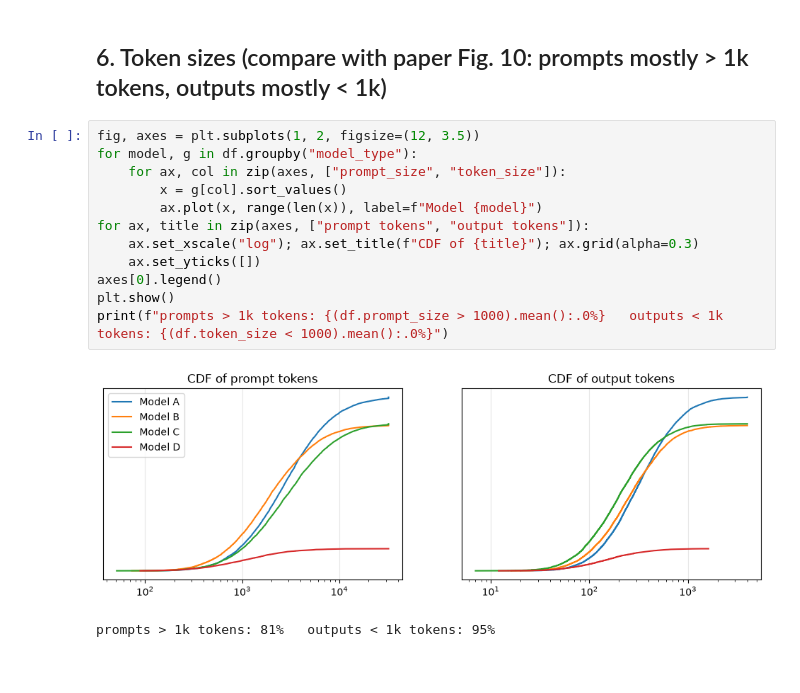
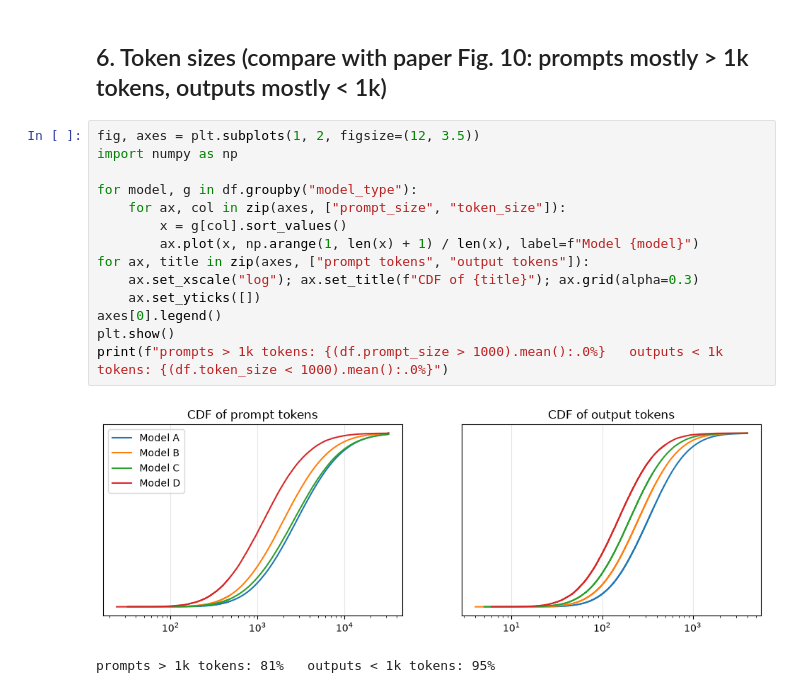
Before and after one commit to SreenathKarthick11/Sage-Serve, a Jupyter notebook: mlops/trace_sim/validate_trace.ipynb, the cells around one changed output. Cells and saved outputs as stored; diff of their text form.

```diff
--- a/mlops/trace_sim/validate_trace.ipynb
+++ b/mlops/trace_sim/validate_trace.ipynb
@@ -150,16 +150,18 @@ every batch is complete
 ## 6. Token sizes (compare with paper Fig. 10: prompts mostly > 1k tokens, outputs mostly < 1k)
 # %%
 fig, axes = plt.subplots(1, 2, figsize=(12, 3.5))
+import numpy as np
+
 for model, g in df.groupby("model_type"):
     for ax, col in zip(axes, ["prompt_size", "token_size"]):
         x = g[col].sort_values()
-        ax.plot(x, range(len(x)), label=f"Model {model}")
+        ax.plot(x, np.arange(1, len(x) + 1) / len(x), label=f"Model {model}")
 for ax, title in zip(axes, ["prompt tokens", "output tokens"]):
     ax.set_xscale("log"); ax.set_title(f"CDF of {title}"); ax.grid(alpha=0.3)
     ax.set_yticks([])
 axes[0].legend()
 plt.show()
 print(f"prompts > 1k tokens: {(df.prompt_size > 1000).mean():.0%}   outputs < 1k tokens: {(df.token_size < 1000).mean():.0%}")
 # %% [output]
-[figure, old version]
+[figure, new version]
 prompts > 1k tokens: 81%   outputs < 1k tokens: 95%
```
Also changed, not shown: parts of 6 cells of this notebook, 1 other file.
